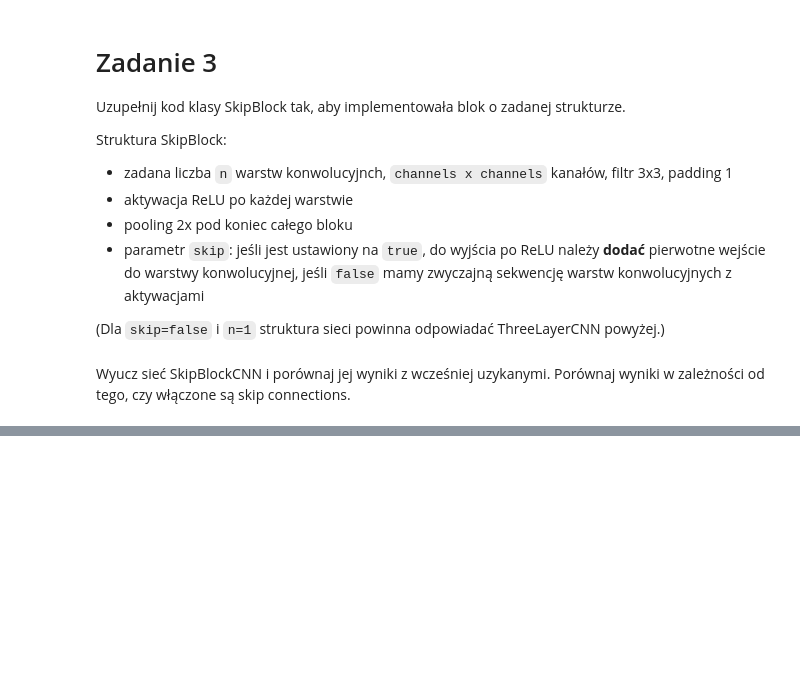
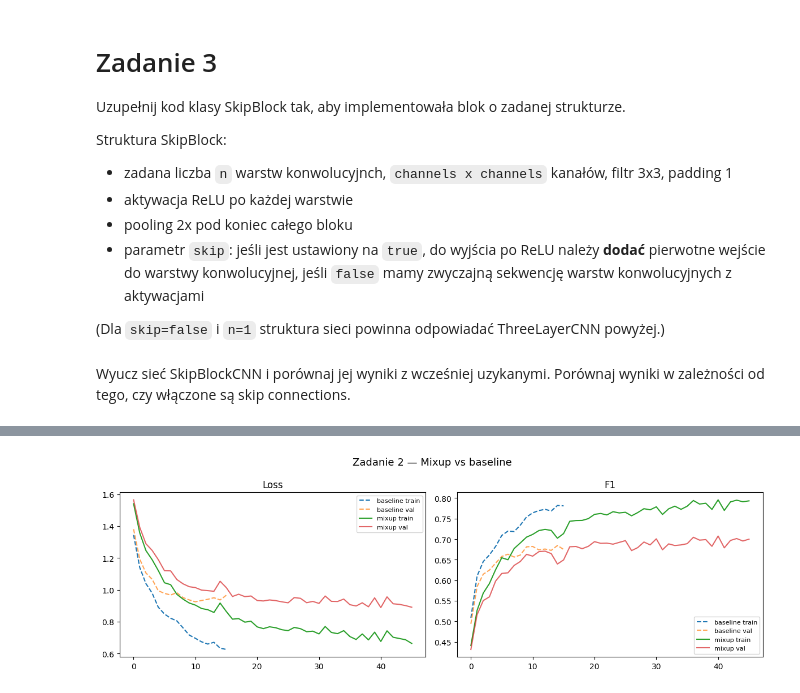
Before and after one commit to KwolekD/GlebokieSieciNeuronowe, a Jupyter notebook: lab06.ipynb, the cells around one changed output, grey strips where cells are left out. Drawn from its saved outputs; the diff is of its cells as text; code cells hidden in the pictures; blank space fills up the shorter version.

```diff
--- a/lab06.ipynb
+++ b/lab06.ipynb
@@ -272,0 +447,22 @@ model = SkipBlockCNN(channels=32, labels=10, n=3, skip=True)
+# %%
+loss_fn      = nn.CrossEntropyLoss()
+results_skip = {}
+
+# Wszystkie augmentacje z experiments dla skip=False i skip=True
+for exp_name, transform in experiments.items():
+    for skip in [False, True]:
+        name = f"{exp_name}_skip={skip}"
+        model = SkipBlockCNN(channels=32, labels=10, n=1, skip=skip)
+        optimiser = optim.Adam(model.parameters())
+        results_skip[name] = run_exp(name, loss_fn, fit, model, optimiser, transform)
+
+# 1x Mixup dla skip=False i skip=True (domyslny transform=ToTensor)
+for skip in [False, True]:
+    name      = f"mixup_skip={skip}"
+    model     = SkipBlockCNN(channels=32, labels=10, n=1, skip=skip)
+    optimiser = optim.Adam(model.parameters())
+    results_skip[name] = run_exp(name, loss_fn, fit_mixup, model, optimiser)
+
+print("Podsumowanie wynikow SkipBlockCNN:")
+for name, metrics in results_skip.items():
+    print(f"  {name}: Acc={metrics['test_acc']:.3f}  F1={metrics['test_f1']:.3f}")
@@ -272,0 +578,19 @@ model = SkipBlockCNN(channels=32, labels=10, n=3, skip=True)
+# %%
+# ─────────────────────────────────────────────────────────────────
+# Zadanie 2 — Mixup vs baseline
+# ─────────────────────────────────────────────────────────────────
+fig, axes = plt.subplots(1, 2, figsize=(12, 4))
+fig.suptitle("Zadanie 2 — Mixup vs baseline", fontsize=13)
+for name, ls in [("baseline", "--"), ("mixup", "-")]:
+    m = results[name]
+    ep = range(len(m['train_loss']))
+    axes[0].plot(ep, m['train_loss'], linestyle=ls, label=f'{name} train')
+    axes[0].plot(ep, m['val_loss'],   linestyle=ls, label=f'{name} val', alpha=0.7)
+    axes[1].plot(ep, m['train_f1'],   linestyle=ls, label=f'{name} train')
+    axes[1].plot(ep, m['val_f1'],     linestyle=ls, label=f'{name} val', alpha=0.7)
+axes[0].set_title("Loss"); axes[0].legend(fontsize=8)
+axes[1].set_title("F1");   axes[1].legend(fontsize=8)
+plt.tight_layout()
+plt.show()
+# %% [output]
+[figure, added]
```
Also changed, not shown: parts of 17 cells of this notebook, 1 other file.
